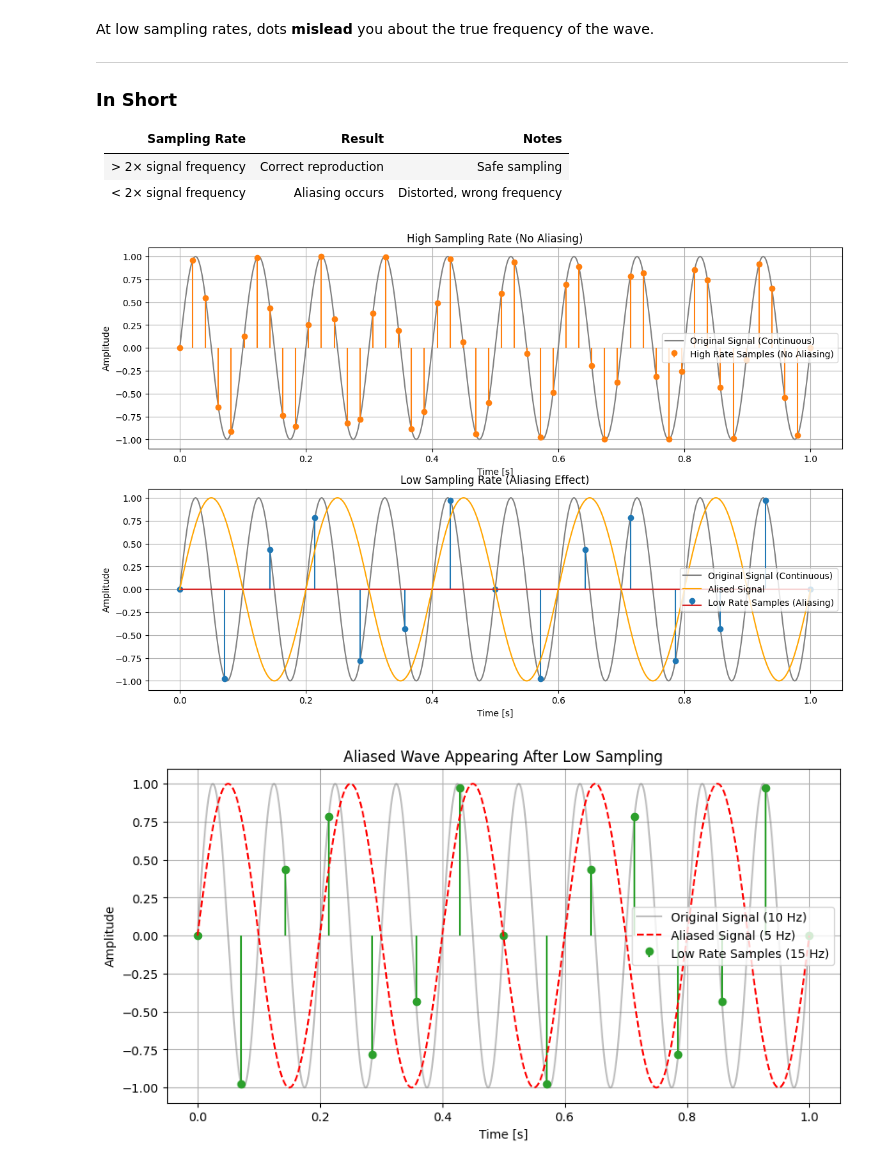
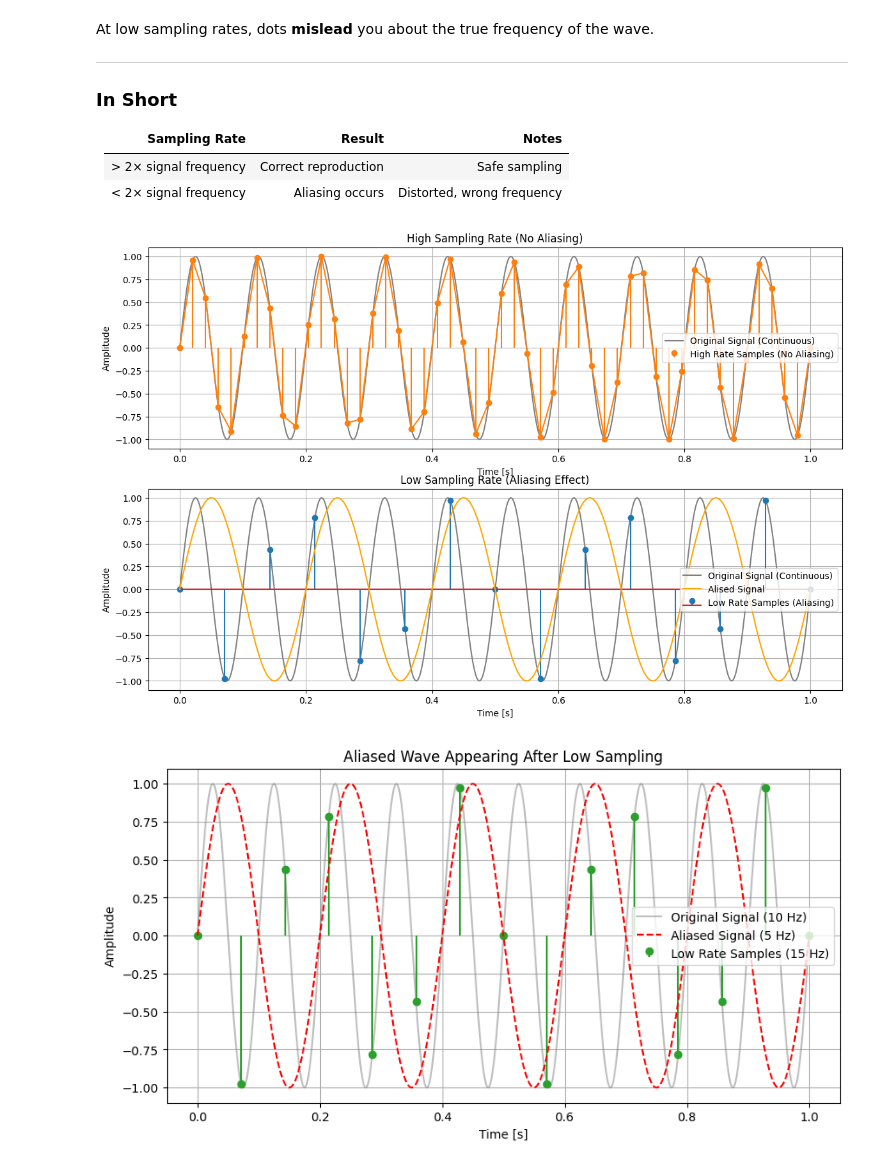
Before and after one commit to prodhan2/dsp1, a Jupyter notebook: 02_sampling_aliasing.ipynb, the cells around one changed output. Drawn from its saved outputs; the diff is of its cells as text; code cells hidden in the pictures.

```diff
--- a/02_sampling_aliasing.ipynb
+++ b/02_sampling_aliasing.ipynb
@@ -74,35 +74,35 @@ low_sampled_signal = np.sin(2 * np.pi * f_signal * low_sampled_time)
 f_alias = abs(low_fs - f_signal)  # 5 Hz
 aliased_signal = np.sin(2 * np.pi * f_alias * continuous_time)
 
 # Plotting
 plt.figure(figsize=(14, 9))
 
 # Continuous signal
 plt.subplot(2, 1, 1)
 plt.plot(continuous_time, continuous_signal, label='Original Signal (Continuous)', color='gray')
 plt.stem(high_sampled_time, high_sampled_signal, linefmt='C1-', markerfmt='C1o', basefmt=" ", label='High Rate Samples (No Aliasing)')
-#plt.plot(high_sampled_time,high_sampled_signal)
+plt.plot(high_sampled_time,high_sampled_signal)
 plt.title('High Sampling Rate (No Aliasing)')
 plt.xlabel('Time [s]')
 plt.ylabel('Amplitude')
 plt.legend()
 plt.grid(True)
 
 # Aliased signal
 plt.subplot(2, 1, 2)
 plt.plot(continuous_time, continuous_signal, label='Original Signal (Continuous)', color='gray')
 plt.stem(low_sampled_time, low_sampled_signal, label='Low Rate Samples (Aliasing)')
 plt.plot(continuous_time,aliased_signal,color='orange',label='Alised Signal')
 plt.title('Low Sampling Rate (Aliasing Effect)')
 plt.xlabel('Time [s]')
 plt.ylabel('Amplitude')
 plt.legend()
 plt.grid(True)
 
 
 plt.show()
 # %% [output]
-[figure, old version]
+[figure, new version]
 # %%
 import numpy as np
 import matplotlib.pyplot as plt
```
Also changed, not shown: 10 other files.
